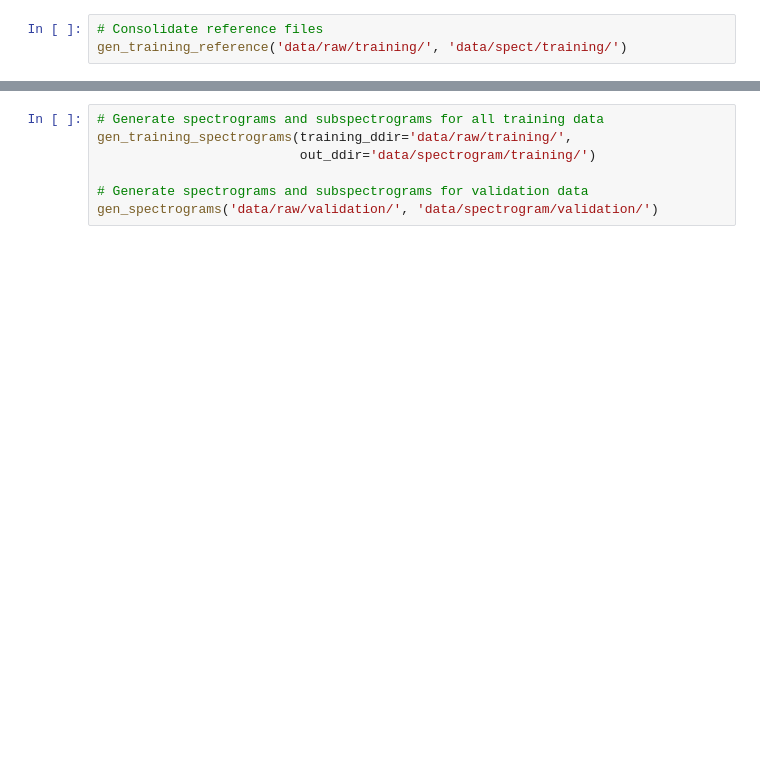
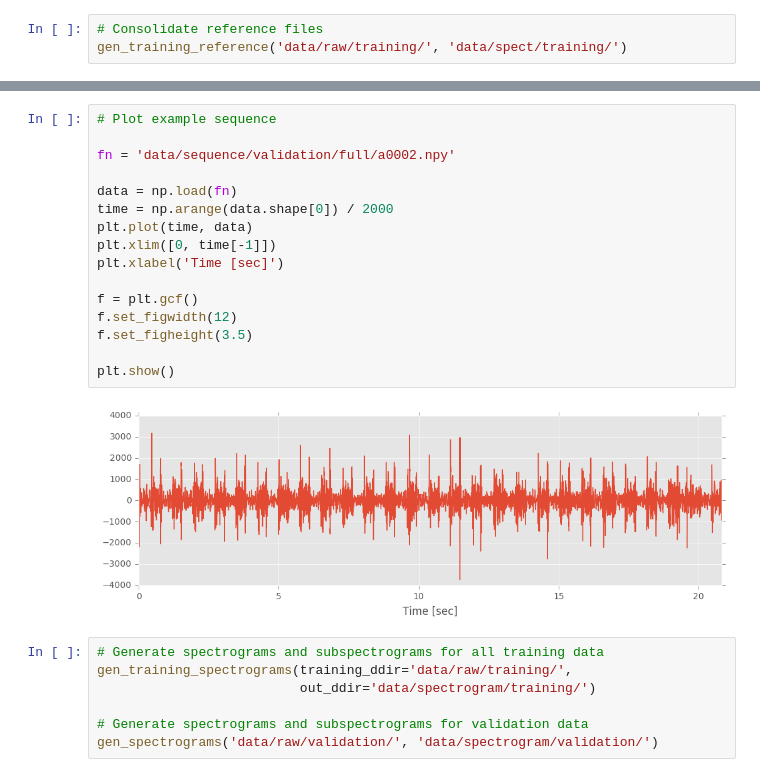
Before and after one commit to victorarodri/deeplearning_proj, a Jupyter notebook: Data Preprocessing and Visualization.ipynb, the cells around one changed output, grey strips where cells are left out. Cells and saved outputs as stored; diff of their text form; blank space fills up the shorter version.

Commit message:
added sequence chopping to DP&V

```diff
--- a/Data Preprocessing and Visualization.ipynb
+++ b/Data Preprocessing and Visualization.ipynb
@@ -163,3 +208,21 @@ gen_training_reference('data/raw/training/', 'data/spect/training/')
+# %%
+# Plot example sequence
+
+fn = 'data/sequence/validation/full/a0002.npy'
+
+data = np.load(fn)
+time = np.arange(data.shape[0]) / 2000
+plt.plot(time, data)
+plt.xlim([0, time[-1]])
+plt.xlabel('Time [sec]')
+
+f = plt.gcf()
+f.set_figwidth(12)
+f.set_figheight(3.5)
+
+plt.show()
+# %% [output]
+[figure, added]
 # %%
 # Generate spectrograms and subspectrograms for all training data
 gen_training_spectrograms(training_ddir='data/raw/training/',
```
Also changed, not shown: parts of 10 cells of this notebook.
